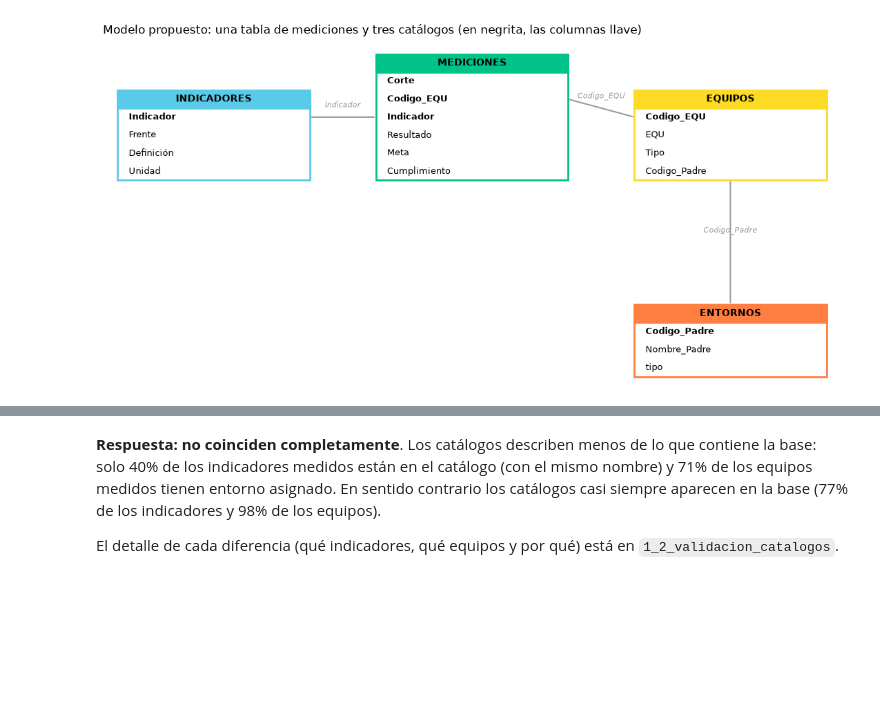
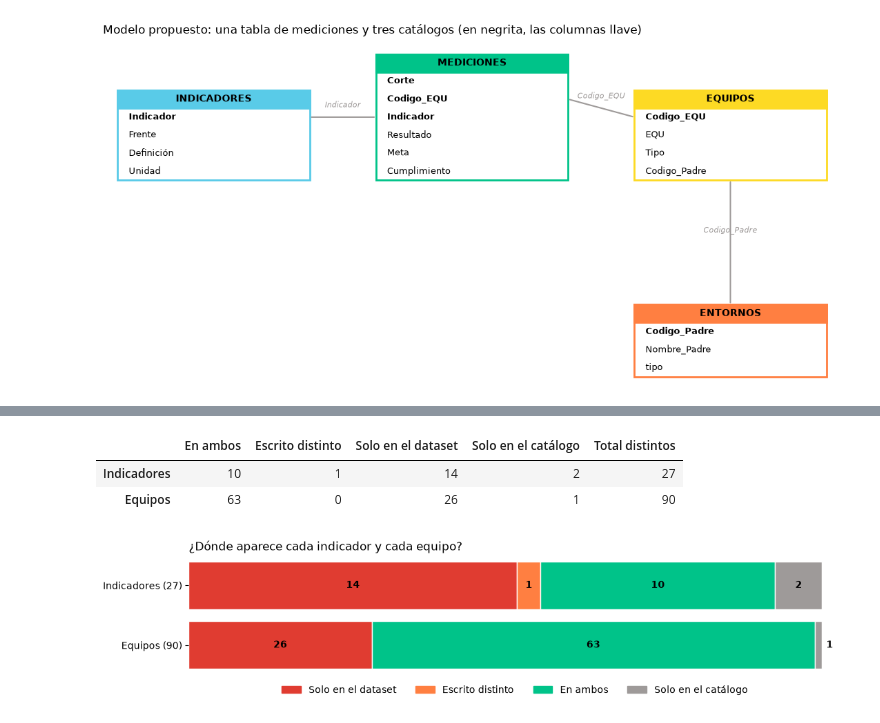
Before and after one commit to santiagoneusa/cib-de-technical-interview, a Jupyter notebook: 1_experimentacion/notebooks/1_1_exploracion_datos.ipynb, the cells around one changed output, grey strips where cells are left out. Drawn from its saved outputs; the diff is of its cells as text; code cells hidden in the pictures; blank space fills up the shorter version.

Commit message:
1.1.c: coincidencia dataset-catálogos medida una sola vez y en ambos sentidos
Co-Authored-By: Claude Opus 5.5 <noreply@anthropic.com>

```diff
--- a/1_experimentacion/notebooks/1_1_exploracion_datos.ipynb
+++ b/1_experimentacion/notebooks/1_1_exploracion_datos.ipynb
@@ -178,4 +154,48 @@ plt.show()
-# %% [markdown]
-**Respuesta:** **no coinciden completamente**. Los catálogos describen menos de lo que contiene la base: solo 40% de los indicadores medidos están en el catálogo (con el mismo nombre) y 71% de los equipos medidos tienen entorno asignado. En sentido contrario los catálogos casi siempre aparecen en la base (77% de los indicadores y 98% de los equipos).
-
-El detalle de cada diferencia (qué indicadores, qué equipos y por qué) está en `1_2_validacion_catalogos`.
+# %%
+def clasificar(dataset, catalogo, normalizar=None):
+    """Cuenta los elementos de ambas hojas según dónde aparecen."""
+    ambos = dataset & catalogo
+    distinto = set()
+    if normalizar:
+        dataset_norm = {normalizar(x): x for x in dataset - ambos}
+        catalogo_norm = {normalizar(x): x for x in catalogo - ambos}
+        distinto = {dataset_norm[n] for n in dataset_norm.keys() & catalogo_norm.keys()}
+        catalogo = catalogo - {catalogo_norm[n] for n in dataset_norm.keys() & catalogo_norm.keys()}
+    return {"En ambos": len(ambos), "Escrito distinto": len(distinto),
+            "Solo en el dataset": len(dataset - ambos - distinto), "Solo en el catálogo": len(catalogo - ambos)}
+
+
+coincidencia = pd.DataFrame({
+    "Indicadores": clasificar(set(kpis["Indicador"]), set(cat_indicadores["Indicador"]), simplificar),
+    "Equipos": clasificar(set(kpis["codigo_equipo"].dropna()), set(cat_entornos["Codigo_EQU"])),
+}).T
+coincidencia["Total distintos"] = coincidencia.sum(axis=1)
+display(coincidencia)
+
+colores = {"Solo en el dataset": ROJO, "Escrito distinto": NARANJA, "En ambos": VERDE, "Solo en el catálogo": GRIS}
+fig, ax = plt.subplots(figsize=(11, 2.6))
+for j, entidad in enumerate(["Equipos", "Indicadores"]):
+    total, inicio = coincidencia.loc[entidad, "Total distintos"], 0
+    for grupo, color in colores.items():
+        ancho = coincidencia.loc[entidad, grupo] / total
+        if ancho == 0:
+            continue
+        ax.barh(j, ancho, left=inicio, color=color, edgecolor="white")
+        x_texto = inicio + ancho / 2 if ancho > 0.03 else inicio + ancho + 0.012  # segmentos angostos: número afuera
+        ax.text(x_texto, j, str(coincidencia.loc[entidad, grupo]), ha="center", va="center", fontsize=10, fontweight="bold")
+        inicio += ancho
+ax.set_yticks([0, 1], [f"Equipos ({coincidencia.loc['Equipos', 'Total distintos']})",
+                       f"Indicadores ({coincidencia.loc['Indicadores', 'Total distintos']})"])
+ax.set_xticks([])
+ax.set_xlim(0, 1.03)
+ax.legend(handles=[Patch(color=c, label=g) for g, c in colores.items()], frameon=False, ncol=4,
+          loc="upper center", bbox_to_anchor=(0.5, -0.02))
+ax.set_title("¿Dónde aparece cada indicador y cada equipo?", loc="left")
+limpiar_ejes(ax, ("top", "right", "bottom", "left"))
+plt.tight_layout()
+plt.show()
+# %% [output]
+|  | En ambos | Escrito distinto | Solo en el dataset | Solo en el catálogo | Total distintos |
+| Indicadores | 10 | 1 | 14 | 2 | 27 |
+| Equipos | 63 | 0 | 26 | 1 | 90 |
+[figure, added]
```
Also changed, not shown: parts of 4 cells of this notebook, 2 other files.
